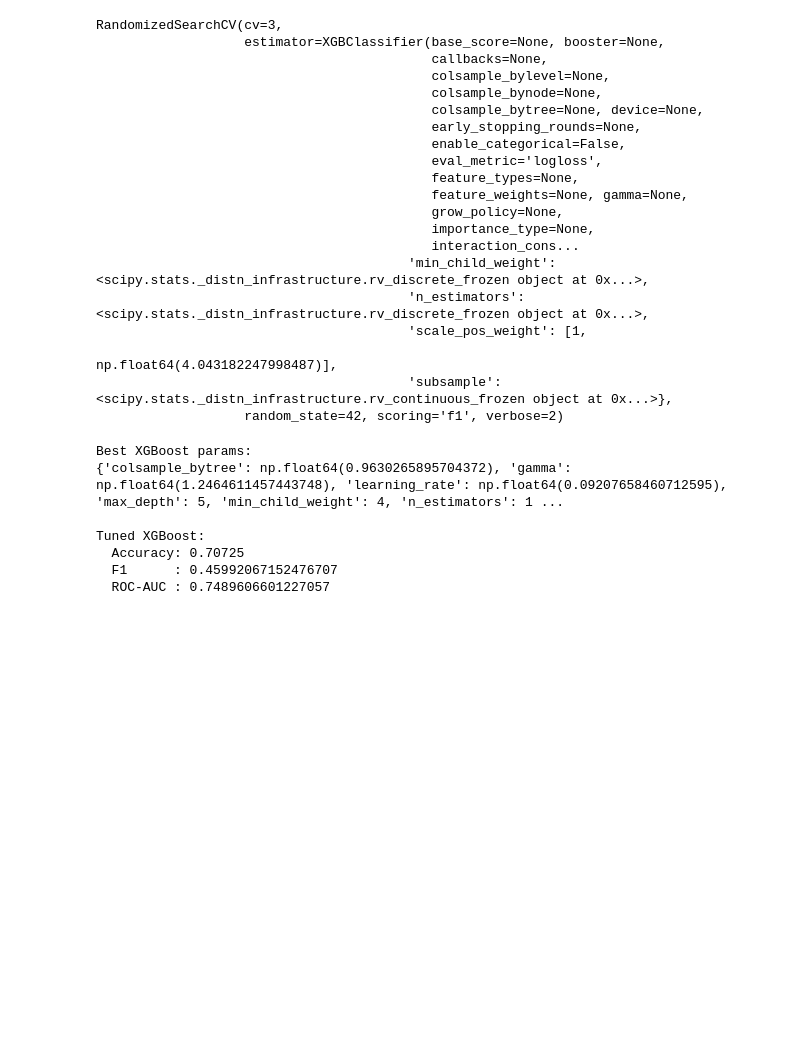
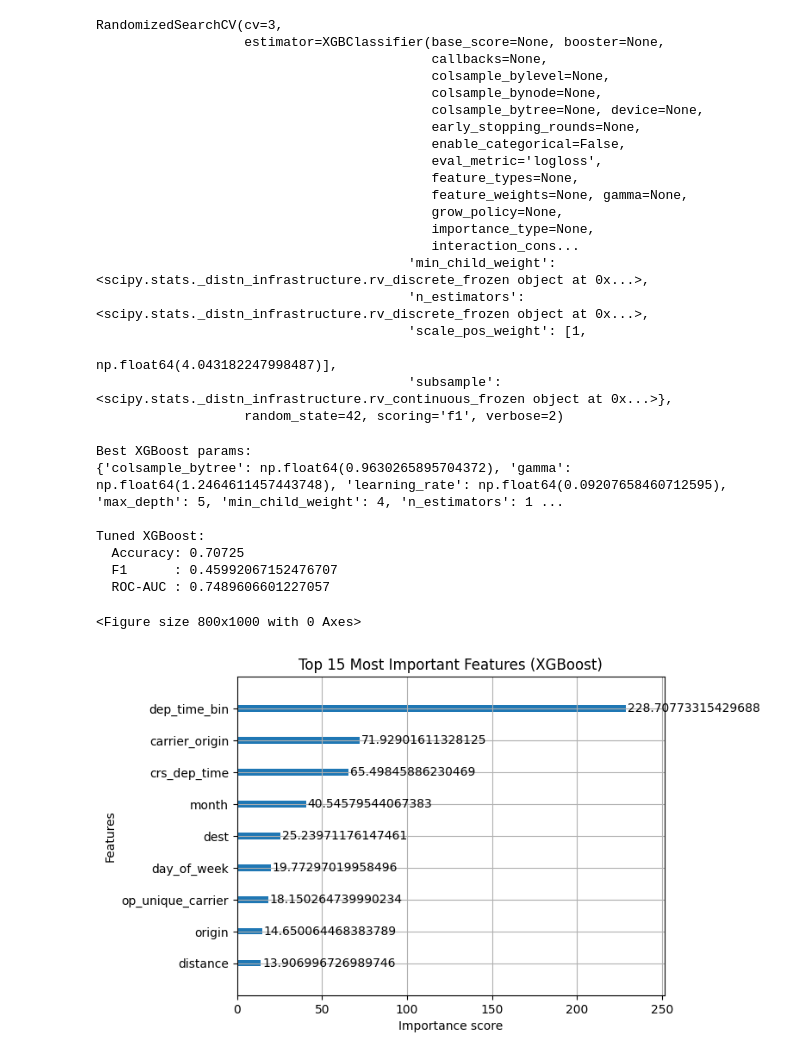
Before and after one commit to gamodyarajasooriya/flight-delay-prediction-ml, a Jupyter notebook: Notebooks/model optimization.ipynb, the cells around one changed output. Saved outputs shown, nothing was run; the diff lists cells and outputs as text; code cells hidden in the pictures; blank space fills up the shorter version.

Commit message:
Analysed  feature importance using plots for tuned xgboost and tuned RF

```diff
--- a/Notebooks/model optimization.ipynb
+++ b/Notebooks/model optimization.ipynb
@@ -216,0 +220,17 @@ Tuned XGBoost:
+# %%
+df_adv = pd.read_csv(os.path.join(RESULTS_DIR, 'processed_features_advanced.csv'))
+X_adv = df_adv.values
+feature_names = df_adv.columns
+# %%
+from xgboost import plot_importance
+import matplotlib.pyplot as plt
+
+best_xgb.get_booster().feature_names = list(feature_names)
+
+plt.figure(figsize=(8, 10))
+plot_importance(best_xgb, importance_type='gain', max_num_features=15)
+plt.title('Top 15 Most Important Features (XGBoost)')
+plt.show()
+# %% [output]
+<Figure size 800x1000 with 0 Axes>
+[figure, added]
```
Also changed, not shown: parts of 5 cells of this notebook, 2 other files.
